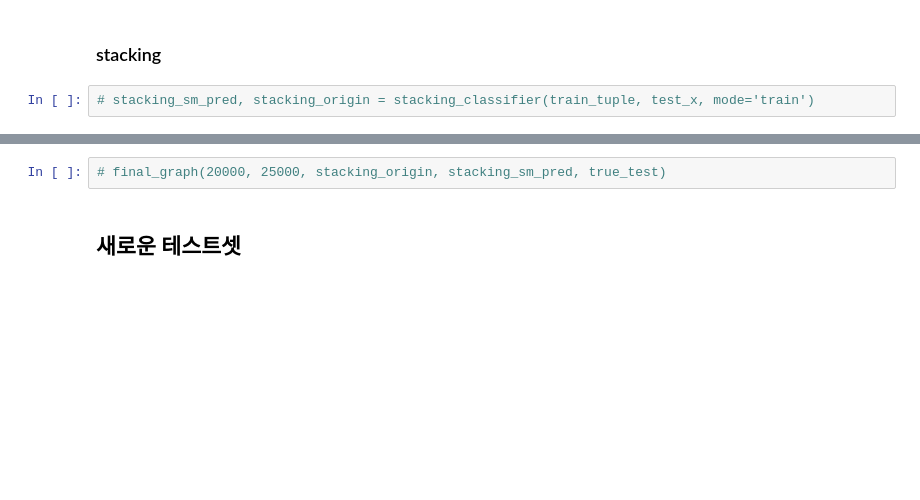
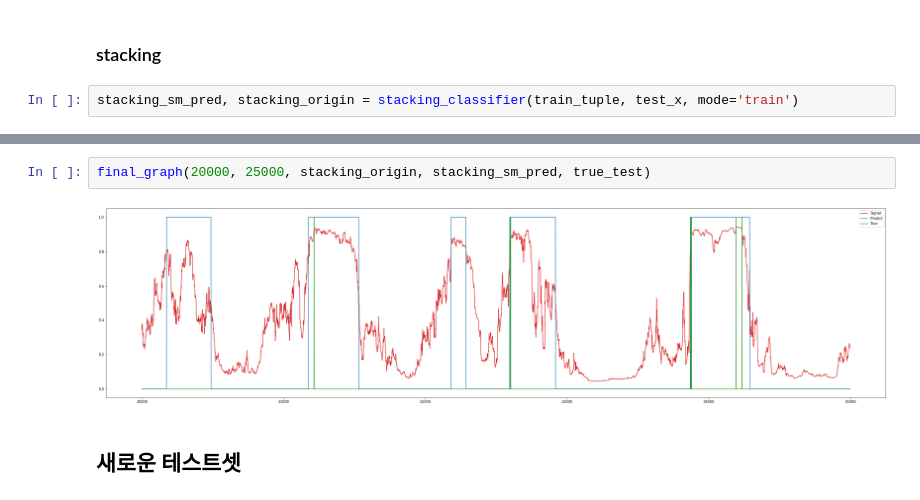
Before and after one commit to RAUL-MADRID/VAD, a Jupyter notebook: VAD_training_save_model.ipynb, the cells around one changed output, grey strips where cells are left out. Cells and saved outputs as stored; diff of their text form; blank space fills up the shorter version.

Commit message:
stack add

```diff
--- a/VAD_training_save_model.ipynb
+++ b/VAD_training_save_model.ipynb
@@ -253,5 +253,5 @@ final_graph(20000, 25000, voting_origin, voting_sm_pred, true_test)
 # %% [markdown]
 ### stacking
 # %%
-# stacking_sm_pred, stacking_origin = stacking_classifier(train_tuple, test_x, mode='train')
+stacking_sm_pred, stacking_origin = stacking_classifier(train_tuple, test_x, mode='train')
 # %%
@@ -262,5 +272,7 @@ final_graph(20000, 25000, voting_origin, voting_sm_pred, true_test)
 # %%
-# final_graph(20000, 25000, stacking_origin, stacking_sm_pred, true_test)
+final_graph(20000, 25000, stacking_origin, stacking_sm_pred, true_test)
+# %% [output]
+[figure, added]
 # %% [markdown]
 ## 새로운 테스트셋
 # %%
```
Also changed, not shown: parts of 24 cells of this notebook, 5 other files.
